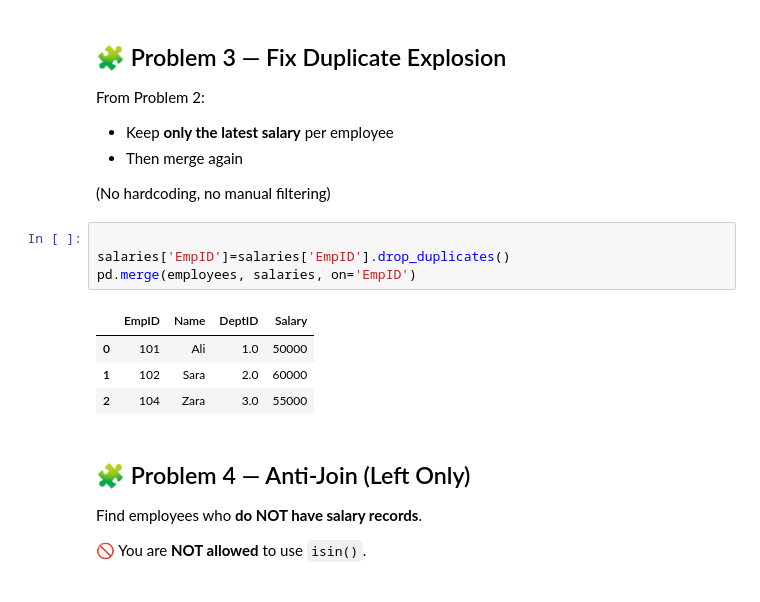
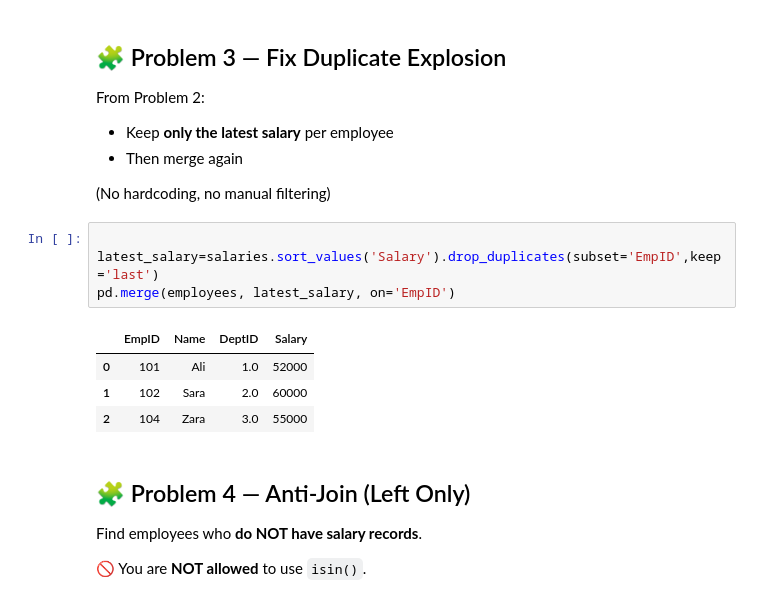
Before and after one commit to RealHaroon/Data-Analytics, a Jupyter notebook: Notebooks/Pandas/Merge.ipynb, the cells around one changed output. Saved outputs shown, nothing was run; the diff lists cells and outputs as text.

```diff
--- a/Notebooks/Pandas/Merge.ipynb
+++ b/Notebooks/Pandas/Merge.ipynb
@@ -345,11 +352,11 @@ From Problem 2:
 (No hardcoding, no manual filtering)
 # %%
 
-salaries['EmpID']=salaries['EmpID'].drop_duplicates()
-pd.merge(employees, salaries, on='EmpID')
+latest_salary=salaries.sort_values('Salary').drop_duplicates(subset='EmpID',keep='last')
+pd.merge(employees, latest_salary, on='EmpID')
 # %% [output]
 |  | EmpID | Name | DeptID | Salary |
-| 0 | 101 | Ali | 1.0 | 50000 |
+| 0 | 101 | Ali | 1.0 | 52000 |
 | 1 | 102 | Sara | 2.0 | 60000 |
 | 2 | 104 | Zara | 3.0 | 55000 |
 # %% [markdown]
```
Also changed, not shown: parts of 18 cells of this notebook, 1 other file.
